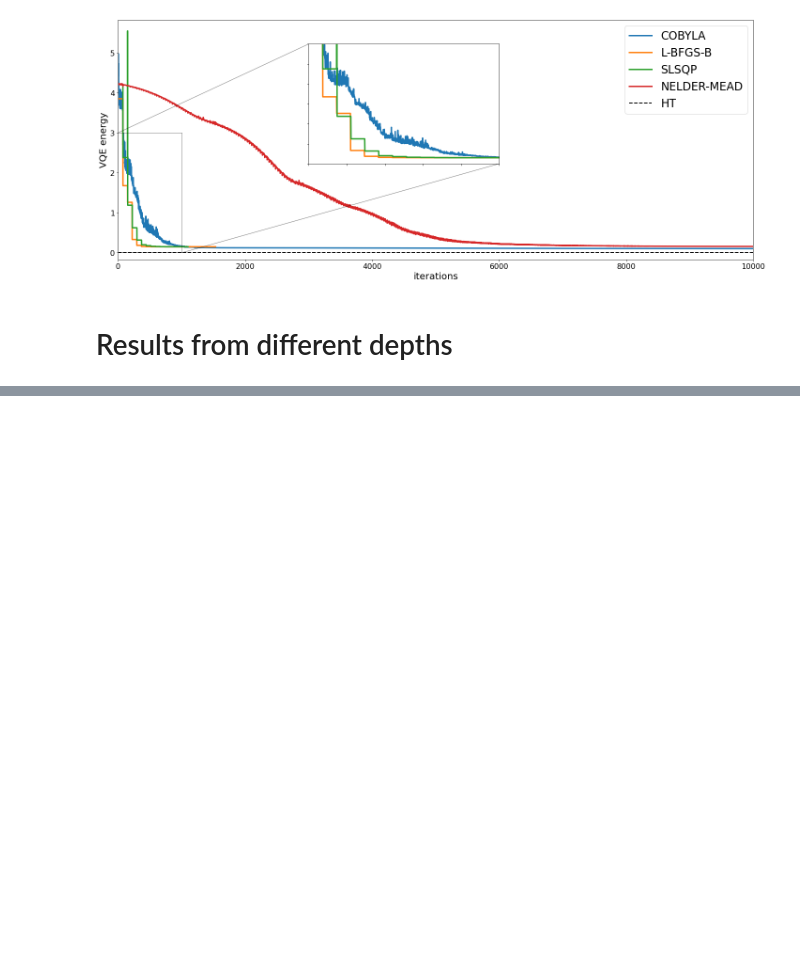
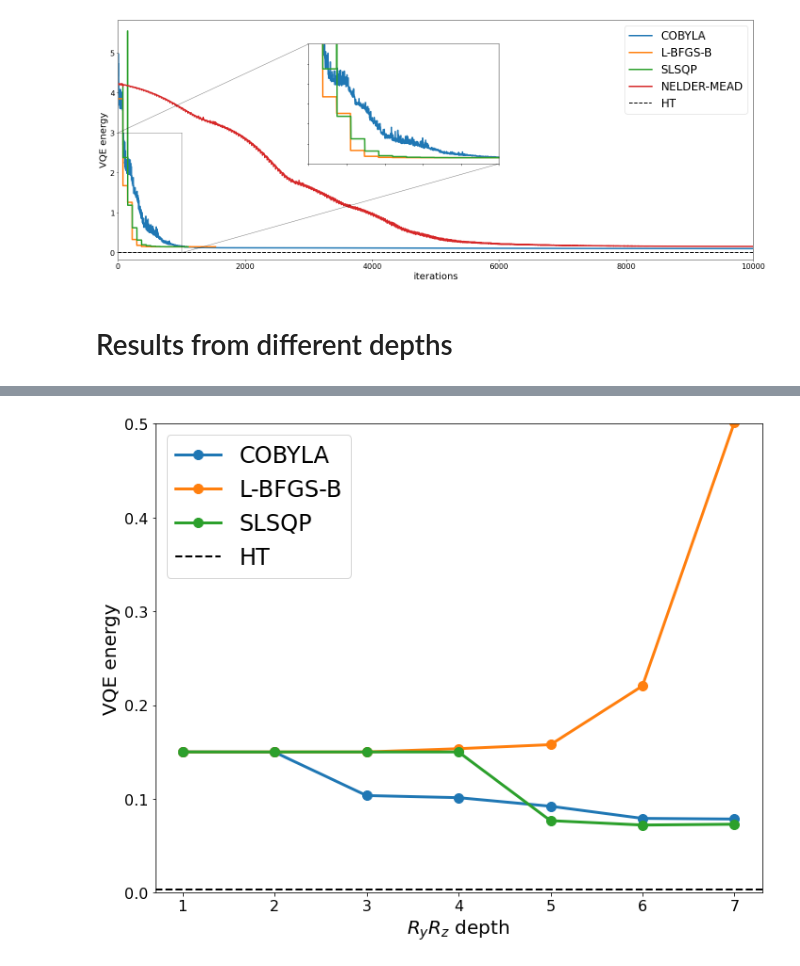
Before and after one commit to erinaldi/bmn2-qiskit, a Jupyter notebook: notebooks/00_figures.ipynb, the cells around one changed output, grey strips where cells are left out. Drawn from its saved outputs; the diff is of its cells as text; code cells hidden in the pictures; blank space fills up the shorter version.

Commit message:
[figs] prelimi comparison depths

```diff
--- a/notebooks/00_figures.ipynb
+++ b/notebooks/00_figures.ipynb
@@ -66,7 +66,7 @@ df = read_data("COBYLA",params)
 # %% [markdown]
 Collect multiple data in one frame
 # %%
-opt_label = ["COBYLA", "L-BFGS-B","SLSQP"]#,"NELDER-MEAD"]
+opt_label = ["COBYLA", "L-BFGS-B","SLSQP","NELDER-MEAD"]
 result = collect_data(opt_label,params)
 # %%
 # for o in opt_label:
@@ -165,7 +166,7 @@ ax.legend(loc="upper right")
 # %% [markdown]
 # Results from different depths
 # %%
-depths = [1,2,3,4,5,6]
+depths = [1,2,3,4,5,6,7]
 opts = ["COBYLA","L-BFGS-B","SLSQP"]
 # %%
 for d in depths:
@@ -197,0 +199,9 @@ SLSQP     0.072089  0.124606  0.099203  0.023279
+# %%
+ds = dict()
+for d in depths:
+    params['d'] = d
+    res = collect_data(opts,params)
+    ds[d] = res.groupby('Optimizer').apply(min).energy
+# %%
+dfds = pd.DataFrame.from_dict(ds,orient='index',dtype=float).rename_axis("depth")
+dfds
@@ -197,0 +218,12 @@ SLSQP     0.072089  0.124606  0.099203  0.023279
+# %%
+ht = 0.00328726
+fig, ax = plt.subplots()
+dfds.plot(marker="o", ylim=[0,0.5], ax=ax)
+ax.axhline(ht,c="k",ls="--",lw="2",label="HT")
+ax.set_ylabel("VQE energy")
+ax.set_xlabel(r"$R_yR_z$"+" depth")
+ax.legend(loc="upper left")
+plt.savefig("../figures/miniBMN_l02_ry-rz_nr10_max10000_depths.pdf")
+plt.savefig("../figures/miniBMN_l02_ry-rz_nr10_max10000_depths.png")
+# %% [output]
+[figure, added]
```
Also changed, not shown: parts of 4 cells of this notebook, 2 other files.
